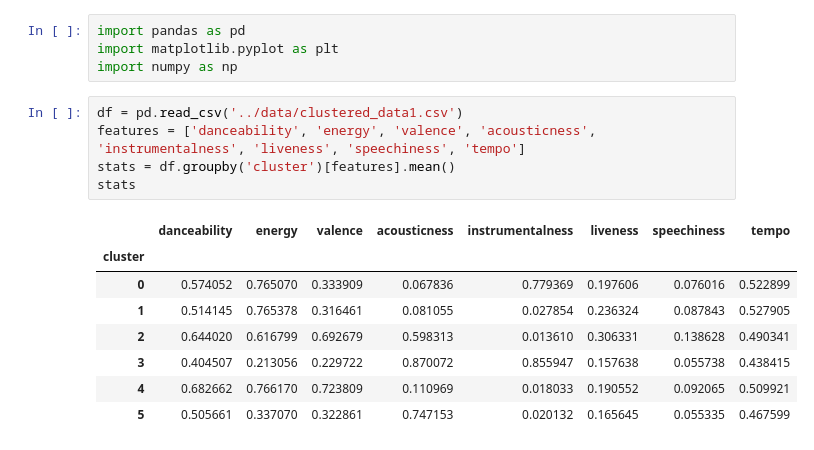
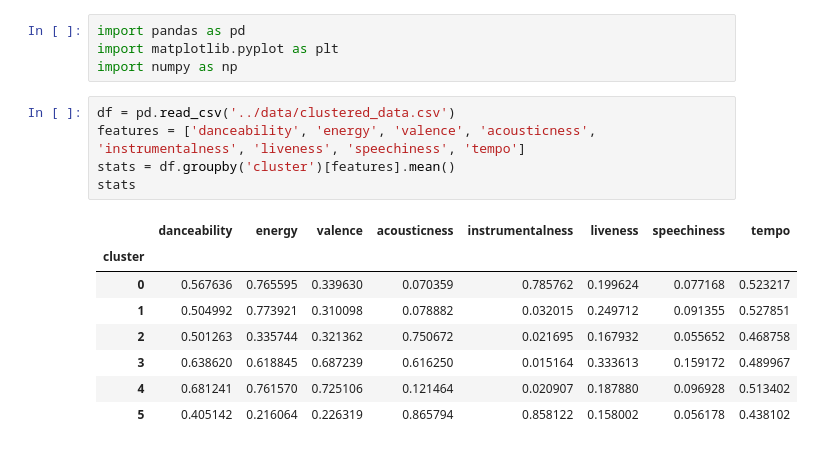
Before and after one commit to elena563/spotitype, a Jupyter notebook: backend/notebook/ca.ipynb, the cells around one changed output. Saved outputs shown, nothing was run; the diff lists cells and outputs as text.

```diff
--- a/backend/notebook/ca.ipynb
+++ b/backend/notebook/ca.ipynb
@@ -3,16 +3,16 @@ import pandas as pd
 import matplotlib.pyplot as plt
 import numpy as np
 # %%
-df = pd.read_csv('../data/clustered_data1.csv')
+df = pd.read_csv('../data/clustered_data.csv')
 features = ['danceability', 'energy', 'valence', 'acousticness', 'instrumentalness', 'liveness', 'speechiness', 'tempo']
 stats = df.groupby('cluster')[features].mean()
 stats
 # %% [output]
 |  | danceability | energy | valence | acousticness | instrumentalness | liveness | speechiness | tempo |
 | cluster |  |  |  |  |  |  |  |  |
-| 0 | 0.574052 | 0.765070 | 0.333909 | 0.067836 | 0.779369 | 0.197606 | 0.076016 | 0.522899 |
-| 1 | 0.514145 | 0.765378 | 0.316461 | 0.081055 | 0.027854 | 0.236324 | 0.087843 | 0.527905 |
-| 2 | 0.644020 | 0.616799 | 0.692679 | 0.598313 | 0.013610 | 0.306331 | 0.138628 | 0.490341 |
-| 3 | 0.404507 | 0.213056 | 0.229722 | 0.870072 | 0.855947 | 0.157638 | 0.055738 | 0.438415 |
-| 4 | 0.682662 | 0.766170 | 0.723809 | 0.110969 | 0.018033 | 0.190552 | 0.092065 | 0.509921 |
-| 5 | 0.505661 | 0.337070 | 0.322861 | 0.747153 | 0.020132 | 0.165645 | 0.055335 | 0.467599 |
+| 0 | 0.567636 | 0.765595 | 0.339630 | 0.070359 | 0.785762 | 0.199624 | 0.077168 | 0.523217 |
+| 1 | 0.504992 | 0.773921 | 0.310098 | 0.078882 | 0.032015 | 0.249712 | 0.091355 | 0.527851 |
+| 2 | 0.501263 | 0.335744 | 0.321362 | 0.750672 | 0.021695 | 0.167932 | 0.055652 | 0.468758 |
+| 3 | 0.638620 | 0.618845 | 0.687239 | 0.616250 | 0.015164 | 0.333613 | 0.159172 | 0.489967 |
+| 4 | 0.681241 | 0.761570 | 0.725106 | 0.121464 | 0.020907 | 0.187880 | 0.096928 | 0.513402 |
+| 5 | 0.405142 | 0.216064 | 0.226319 | 0.865794 | 0.858122 | 0.158002 | 0.056178 | 0.438102 |
```
Also changed, not shown: parts of 7 cells of this notebook, 6 other files.
